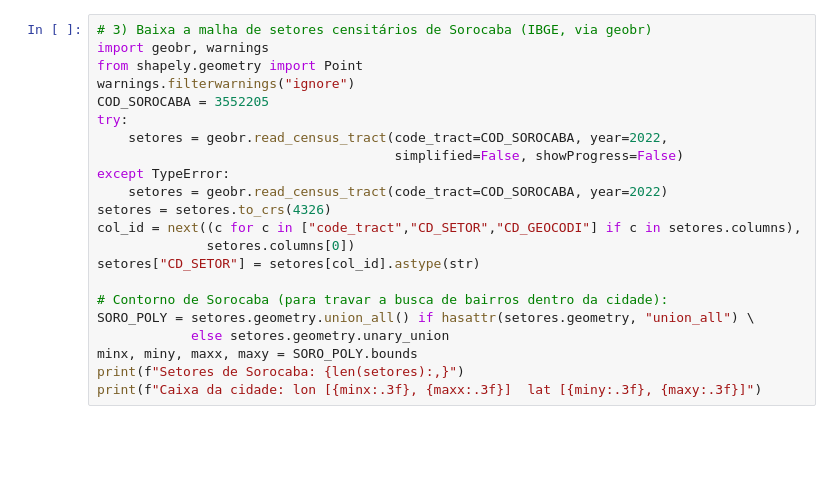
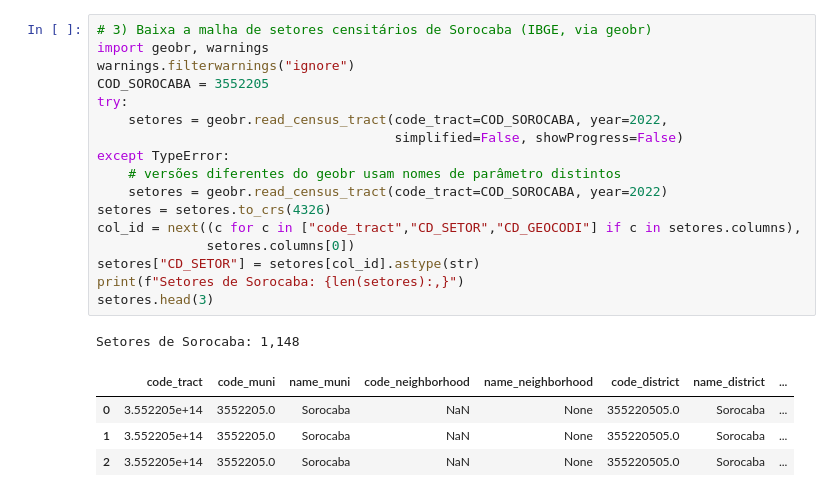
Before and after one commit to Campelomiranda/projetoanoletivo, a Jupyter notebook: data-pipeline/notebooks/CityLens_rodar_no_colab.ipynb, the cells around one changed output. Drawn from its saved outputs; the diff is of its cells as text; blank space fills up the shorter version.

```diff
--- a/data-pipeline/notebooks/CityLens_rodar_no_colab.ipynb
+++ b/data-pipeline/notebooks/CityLens_rodar_no_colab.ipynb
@@ -159,23 +160,24 @@ print("Funções de recorte carregadas.")
 # %%
 # 3) Baixa a malha de setores censitários de Sorocaba (IBGE, via geobr)
 import geobr, warnings
-from shapely.geometry import Point
 warnings.filterwarnings("ignore")
 COD_SOROCABA = 3552205
 try:
     setores = geobr.read_census_tract(code_tract=COD_SOROCABA, year=2022,
                                       simplified=False, showProgress=False)
 except TypeError:
+    # versões diferentes do geobr usam nomes de parâmetro distintos
     setores = geobr.read_census_tract(code_tract=COD_SOROCABA, year=2022)
 setores = setores.to_crs(4326)
 col_id = next((c for c in ["code_tract","CD_SETOR","CD_GEOCODI"] if c in setores.columns),
               setores.columns[0])
 setores["CD_SETOR"] = setores[col_id].astype(str)
-
-# Contorno de Sorocaba (para travar a busca de bairros dentro da cidade):
-SORO_POLY = setores.geometry.union_all() if hasattr(setores.geometry, "union_all") \
-            else setores.geometry.unary_union
-minx, miny, maxx, maxy = SORO_POLY.bounds
 print(f"Setores de Sorocaba: {len(setores):,}")
-print(f"Caixa da cidade: lon [{minx:.3f}, {maxx:.3f}]  lat [{miny:.3f}, {maxy:.3f}]")
+setores.head(3)
+# %% [output]
+Setores de Sorocaba: 1,148
+|  | code_tract | code_muni | name_muni | code_neighborhood | name_neighborhood | code_district | name_district | ... |
+| 0 | 3.552205e+14 | 3552205.0 | Sorocaba | NaN | None | 355220505.0 | Sorocaba | ... |
+| 1 | 3.552205e+14 | 3552205.0 | Sorocaba | NaN | None | 355220505.0 | Sorocaba | ... |
+| 2 | 3.552205e+14 | 3552205.0 | Sorocaba | NaN | None | 355220505.0 | Sorocaba | ... |
 # %%
```
Also changed, not shown: parts of 7 cells of this notebook.
